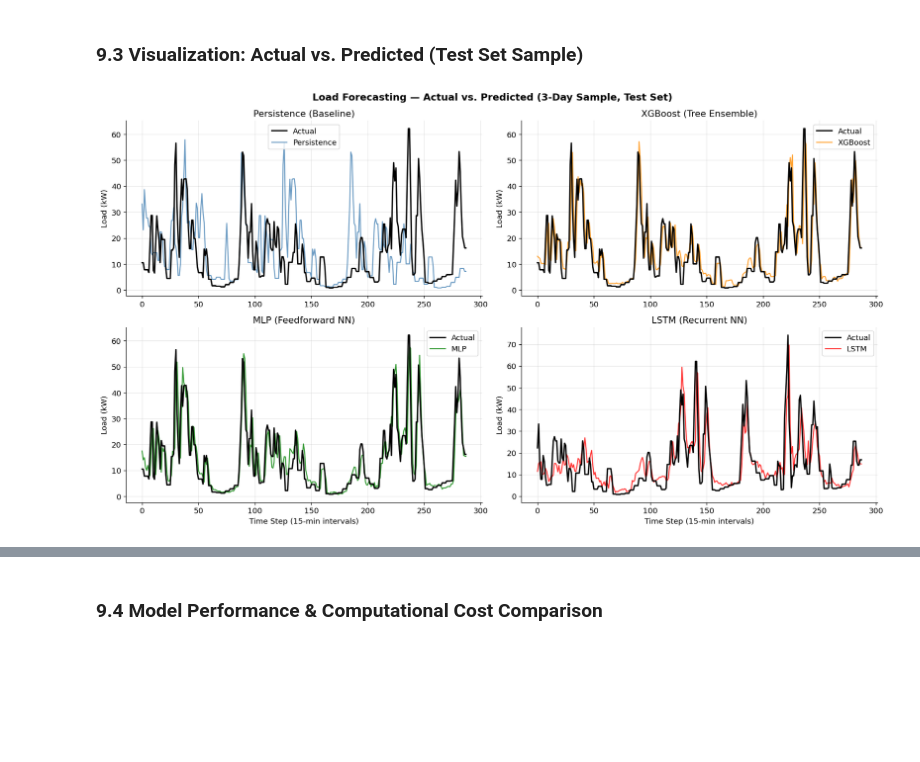
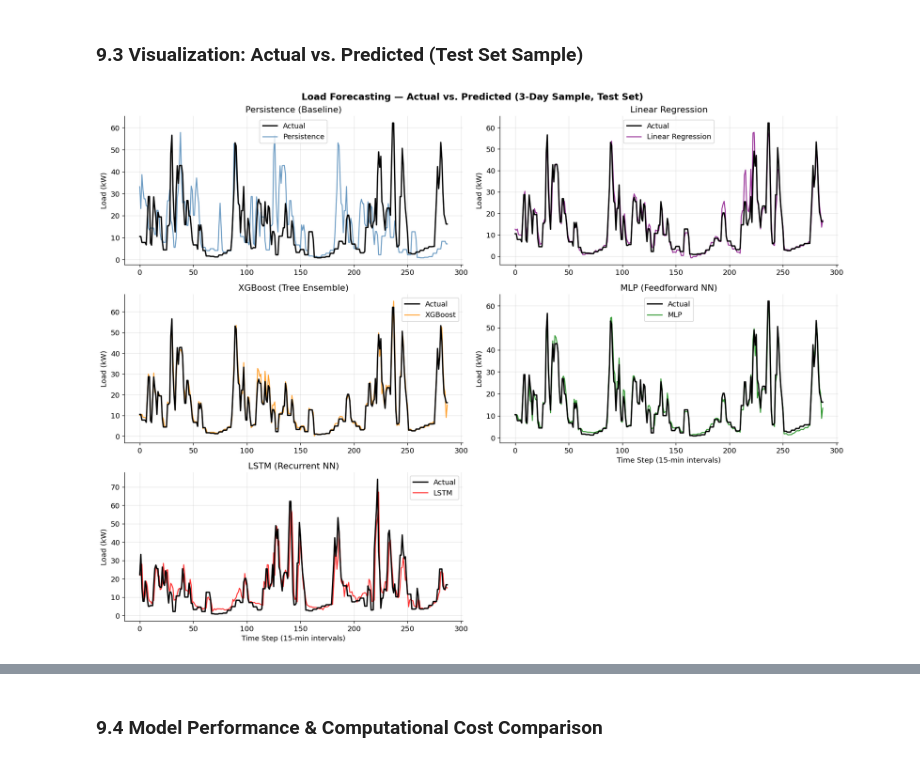
Before and after one commit to timterhorst/SET3120---Energy-Systems-Simulation-Digital-Twins, a Jupyter notebook: Practicums/forecasting_module_dual_target.ipynb, the cells around one changed output, grey strips where cells are left out. Drawn from its saved outputs; the diff is of its cells as text; code cells hidden in the pictures; blank space fills up the shorter version.

Commit message:
added linear regression model as another baseline. additionally saved best models parameters and predictions to output folder.

```diff
--- a/Practicums/forecasting_module_dual_target.ipynb
+++ b/Practicums/forecasting_module_dual_target.ipynb
@@ -2069,7 +2126,7 @@ sample_slice = slice(0, sample_len)
 t_sample = np.arange(sample_len)
 
 # LOAD forecasts (full test set has all models)
-fig, axes = plt.subplots(2, 2, figsize=(16, 9))
+fig, axes = plt.subplots(3, 2, figsize=(16, 12))
 fig.suptitle("Load Forecasting — Actual vs. Predicted (3-Day Sample, Test Set)",
              fontsize=14, fontweight="bold")
 
@@ -2082,37 +2139,49 @@ axes[0, 0].set_ylabel("Load (kW)")
 axes[0, 0].legend()
 axes[0, 0].grid(alpha=0.3)
 
-# XGBoost
+# Linear Regression
 axes[0, 1].plot(t_sample, y_test_load_orig[sample_slice], color="black", linewidth=2, label="Actual", zorder=3)
-axes[0, 1].plot(t_sample, y_pred_xgb_load[sample_slice], color="darkorange", linewidth=1.5,
-                alpha=0.8, label="XGBoost")
-axes[0, 1].set_title("XGBoost (Tree Ensemble)")
+axes[0, 1].plot(t_sample, y_pred_lr_load[sample_slice], color="purple", linewidth=1.5,
+                alpha=0.8, label="Linear Regression")
+axes[0, 1].set_title("Linear Regression")
 axes[0, 1].set_ylabel("Load (kW)")
 axes[0, 1].legend()
 axes[0, 1].grid(alpha=0.3)
 
-# MLP
+# XGBoost
 axes[1, 0].plot(t_sample, y_test_load_orig[sample_slice], color="black", linewidth=2, label="Actual", zorder=3)
-axes[1, 0].plot(t_sample, y_pred_mlp_load[sample_slice], color="green", linewidth=1.5,
-                alpha=0.8, label="MLP")
-axes[1, 0].set_title("MLP (Feedforward NN)")
-axes[1, 0].set_xlabel("Time Step (15-min intervals)")
+axes[1, 0].plot(t_sample, y_pred_xgb_load[sample_slice], color="darkorange", linewidth=1.5,
+                alpha=0.8, label="XGBoost")
+axes[1, 0].set_title("XGBoost (Tree Ensemble)")
 axes[1, 0].set_ylabel("Load (kW)")
 axes[1, 0].legend()
 axes[1, 0].grid(alpha=0.3)
+
+# MLP
+axes[1, 1].plot(t_sample, y_test_load_orig[sample_slice], color="black", linewidth=2, label="Actual", zorder=3)
+axes[1, 1].plot(t_sample, y_pred_mlp_load[sample_slice], color="green", linewidth=1.5,
+                alpha=0.8, label="MLP")
+axes[1, 1].set_title("MLP (Feedforward NN)")
+axes[1, 1].set_xlabel("Time Step (15-min intervals)")
+axes[1, 1].set_ylabel("Load (kW)")
+axes[1, 1].legend()
+axes[1, 1].grid(alpha=0.3)
 
 # LSTM (note: shorter series due to sequence length requirement)
 lstm_sample_len = min(sample_len, len(y_test_load_seq_orig))
 lstm_sample_slice = slice(0, lstm_sample_len)
 t_lstm_sample = np.arange(lstm_sample_len)
-axes[1, 1].plot(t_lstm_sample, y_test_load_seq_orig[lstm_sample_slice], color="black", linewidth=2, label="Actual", zorder=3)
-axes[1, 1].plot(t_lstm_sample, y_pred_lstm_load[lstm_sample_slice], color="red", linewidth=1.5,
+axes[2, 0].plot(t_lstm_sample, y_test_load_seq_orig[lstm_sample_slice], color="black", linewidth=2, label="Actual", zorder=3)
+axes[2, 0].plot(t_lstm_sample, y_pred_lstm_load[lstm_sample_slice], color="red", linewidth=1.5,
                 alpha=0.8, label="LSTM")
-axes[1, 1].set_title("LSTM (Recurrent NN)")
-axes[1, 1].set_xlabel("Time Step (15-min intervals)")
-axes[1, 1].set_ylabel("Load (kW)")
-axes[1, 1].legend()
-axes[1, 1].grid(alpha=0.3)
+axes[2, 0].set_title("LSTM (Recurrent NN)")
+axes[2, 0].set_xlabel("Time Step (15-min intervals)")
+axes[2, 0].set_ylabel("Load (kW)")
+axes[2, 0].legend()
+axes[2, 0].grid(alpha=0.3)
+
+# Hide empty subplot
+axes[2, 1].axis('off')
 
 plt.tight_layout()
 plt.show()
@@ -2120,49 +2189,61 @@ plt.show()
 # ───────────────────────────────────────────────────────────────────────────
 # PV GENERATION forecasts
 # ───────────────────────────────────────────────────────────────────────────
-fig, axes = plt.subplots(2, 2, figsize=(16, 9))
+fig, axes = plt.subplots(3, 2, figsize=(16, 12))
 fig.suptitle("PV Generation Forecasting — Actual vs. Predicted (3-Day Sample, Test Set)",
              fontsize=14, fontweight="bold")
 
 # Persistence
 axes[0, 0].plot(t_sample, y_test_pv_orig[sample_slice], color="black", linewidth=2, label="Actual", zorder=3)
 axes[0, 0].plot(t_sample, y_pred_persist_pv[sample_slice], color="steelblue", linewidth=1.5,
                 alpha=0.8, label="Persistence")
 axes[0, 0].set_title("Persistence (Baseline)")
 axes[0, 0].set_ylabel("PV Generation (kW)")
 axes[0, 0].legend()
 axes[0, 0].grid(alpha=0.3)
 
-# XGBoost
+# Linear Regression
 axes[0, 1].plot(t_sample, y_test_pv_orig[sample_slice], color="black", linewidth=2, label="Actual", zorder=3)
-axes[0, 1].plot(t_sample, y_pred_xgb_pv[sample_slice], color="gold", linewidth=1.5,
-                alpha=0.8, label="XGBoost")
-axes[0, 1].set_title("XGBoost (Tree Ensemble)")
+axes[0, 1].plot(t_sample, y_pred_lr_pv[sample_slice], color="purple", linewidth=1.5,
+                alpha=0.8, label="Linear Regression")
+axes[0, 1].set_title("Linear Regression")
 axes[0, 1].set_ylabel("PV Generation (kW)")
 axes[0, 1].legend()
 axes[0, 1].grid(alpha=0.3)
 
-# MLP
+# XGBoost
 axes[1, 0].plot(t_sample, y_test_pv_orig[sample_slice], color="black", linewidth=2, label="Actual", zorder=3)
-axes[1, 0].plot(t_sample, y_pred_mlp_pv[sample_slice], color="limegreen", linewidth=1.5,
-                alpha=0.8, label="MLP")
-axes[1, 0].set_title("MLP (Feedforward NN)")
-axes[1, 0].set_xlabel("Time Step (15-min intervals)")
+axes[1, 0].plot(t_sample, y_pred_xgb_pv[sample_slice], color="gold", linewidth=1.5,
+                alpha=0.8, label="XGBoost")
+axes[1, 0].set_title("XGBoost (Tree Ensemble)")
 axes[1, 0].set_ylabel("PV Generation (kW)")
 axes[1, 0].legend()
 axes[1, 0].grid(alpha=0.3)
 
-# LSTM
-axes[1, 1].plot(t_lstm_sample, y_test_pv_seq_orig[lstm_sample_slice], color="black", linewidth=2, label="Actual", zorder=3)
-axes[1, 1].plot(t_lstm_sample, y_pred_lstm_pv[lstm_sample_slice], color="darkorange", linewidth=1.5,
-                alpha=0.8, label="LSTM")
-axes[1, 1].set_title("LSTM (Recurrent NN)")
+# MLP
+axes[1, 1].plot(t_sample, y_test_pv_orig[sample_slice], color="black", linewidth=2, label="Actual", zorder=3)
+axes[1, 1].plot(t_sample, y_pred_mlp_pv[sample_slice], color="limegreen", linewidth=1.5,
+                alpha=0.8, label="MLP")
+axes[1, 1].set_title("MLP (Feedforward NN)")
 axes[1, 1].set_xlabel("Time Step (15-min intervals)")
 axes[1, 1].set_ylabel("PV Generation (kW)")
 axes[1, 1].legend()
 axes[1, 1].grid(alpha=0.3)
 
+# LSTM
+axes[2, 0].plot(t_lstm_sample, y_test_pv_seq_orig[lstm_sample_slice], color="black", linewidth=2, label="Actual", zorder=3)
+axes[2, 0].plot(t_lstm_sample, y_pred_lstm_pv[lstm_sample_slice], color="darkorange", linewidth=1.5,
+                alpha=0.8, label="LSTM")
+axes[2, 0].set_title("LSTM (Recurrent NN)")
+axes[2, 0].set_xlabel("Time Step (15-min intervals)")
+axes[2, 0].set_ylabel("PV Generation (kW)")
+axes[2, 0].legend()
+axes[2, 0].grid(alpha=0.3)
+
+# Hide empty subplot
+axes[2, 1].axis('off')
+
 plt.tight_layout()
 plt.show()
 # %% [output]
-[figure, old version]
+[figure, new version]
```
Also changed, not shown: parts of 28 cells of this notebook, 2 other files.
